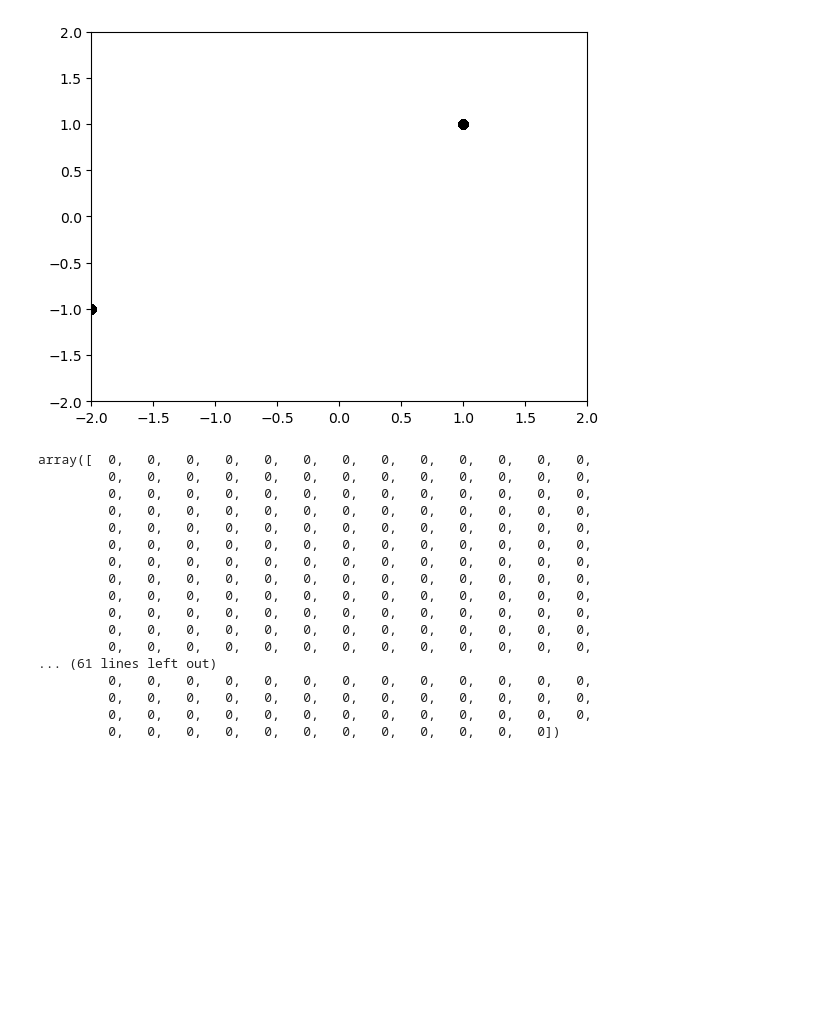
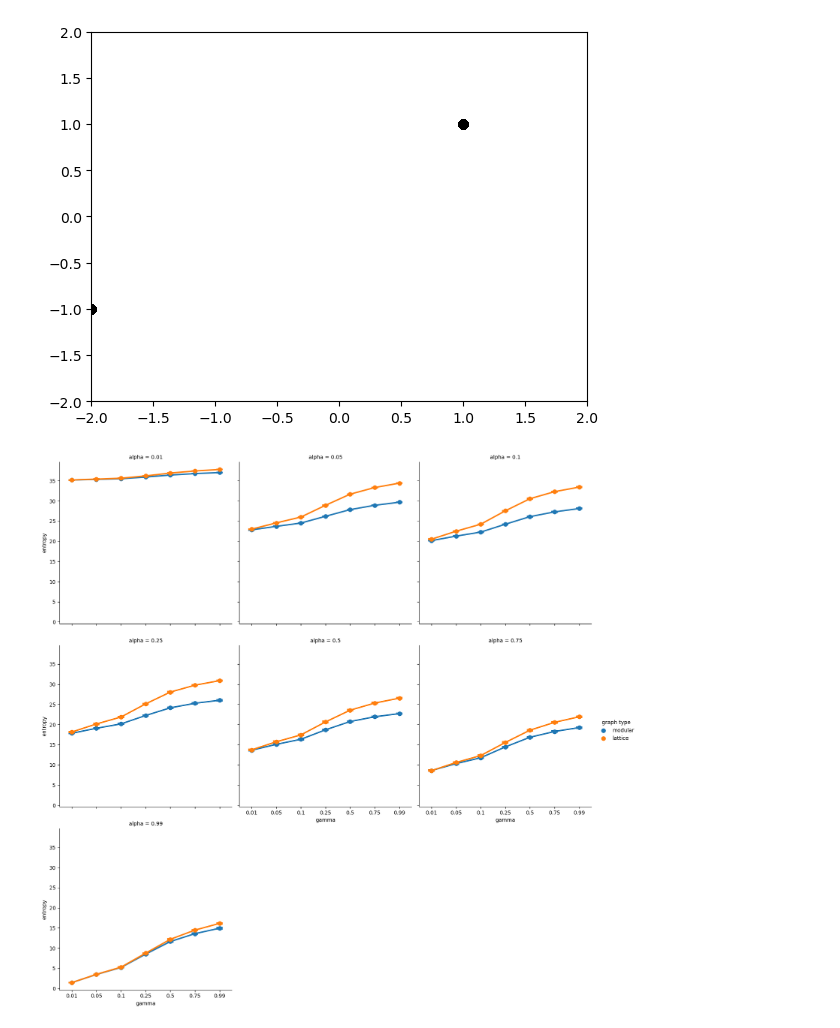
Before and after one commit to tejas-savalia/event-boundaries, a Jupyter notebook: simulations/categorization_simulation.ipynb, the cells around one changed output. Cells and saved outputs as stored; diff of their text form; code cells hidden in the pictures; blank space fills up the shorter version.

Commit message:
set up for boundary entropy simulations

```diff
--- a/simulations/categorization_simulation.ipynb
+++ b/simulations/categorization_simulation.ipynb
@@ -519,23 +530,11 @@ ax.set_ylim([ymin, ymax])
 plt.show()
 # %% [output]
 [figure]
-# %%
-iterations
-# %% [output]
-array([  0,   0,   0,   0,   0,   0,   0,   0,   0,   0,   0,   0,   0,
-         0,   0,   0,   0,   0,   0,   0,   0,   0,   0,   0,   0,   0,
-         0,   0,   0,   0,   0,   0,   0,   0,   0,   0,   0,   0,   0,
-         0,   0,   0,   0,   0,   0,   0,   0,   0,   0,   0,   0,   0,
-         0,   0,   0,   0,   0,   0,   0,   0,   0,   0,   0,   0,   0,
-         0,   0,   0,   0,   0,   0,   0,   0,   0,   0,   0,   0,   0,
-         0,   0,   0,   0,   0,   0,   0,   0,   0,   0,   0,   0,   0,
-         0,   0,   0,   0,   0,   0,   0,   0,   0,   0,   0,   0,   0,
-         0,   0,   0,   0,   0,   0,   0,   0,   0,   0,   0,   0,   0,
-         0,   0,   0,   0,   0,   0,   0,   0,   0,   0,   0,   0,   0,
-         0,   0,   0,   0,   0,   0,   0,   0,   0,   0,   0,   0,   0,
-         0,   0,   0,   0,   0,   0,   0,   0,   0,   0,   0,   0,   0,
-... (61 lines left out)
-         0,   0,   0,   0,   0,   0,   0,   0,   0,   0,   0,   0,   0,
-         0,   0,   0,   0,   0,   0,   0,   0,   0,   0,   0,   0,   0,
-         0,   0,   0,   0,   0,   0,   0,   0,   0,   0,   0,   0,   0,
-         0,   0,   0,   0,   0,   0,   0,   0,   0,   0,   0,   0])
+# %%
+df_entropy = pd.read_csv('results/df_entropy.csv')
+# %%
+g = sns.catplot(col = 'alpha', x = 'gamma', hue = 'graph type', y = 'entropy',
+                kind = 'point', capsize = 0.2, col_wrap=3,
+                data = df_entropy)
+# %% [output]
+[figure, added]
```
Also changed, not shown: parts of 6 cells of this notebook, 1 other file.
